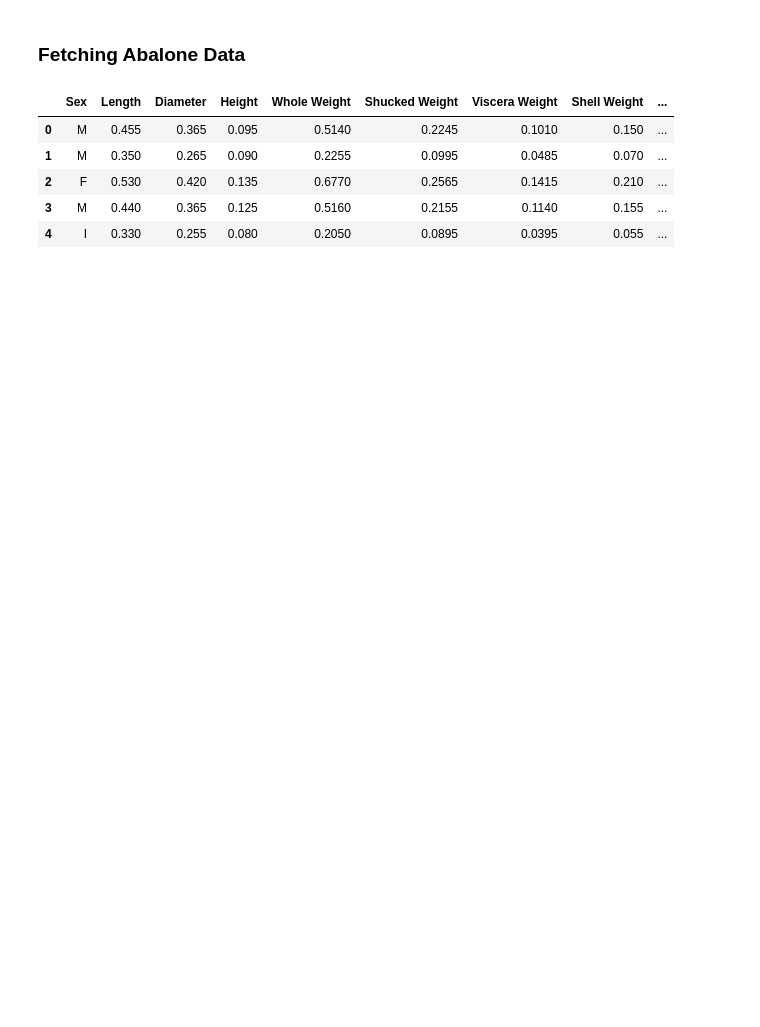
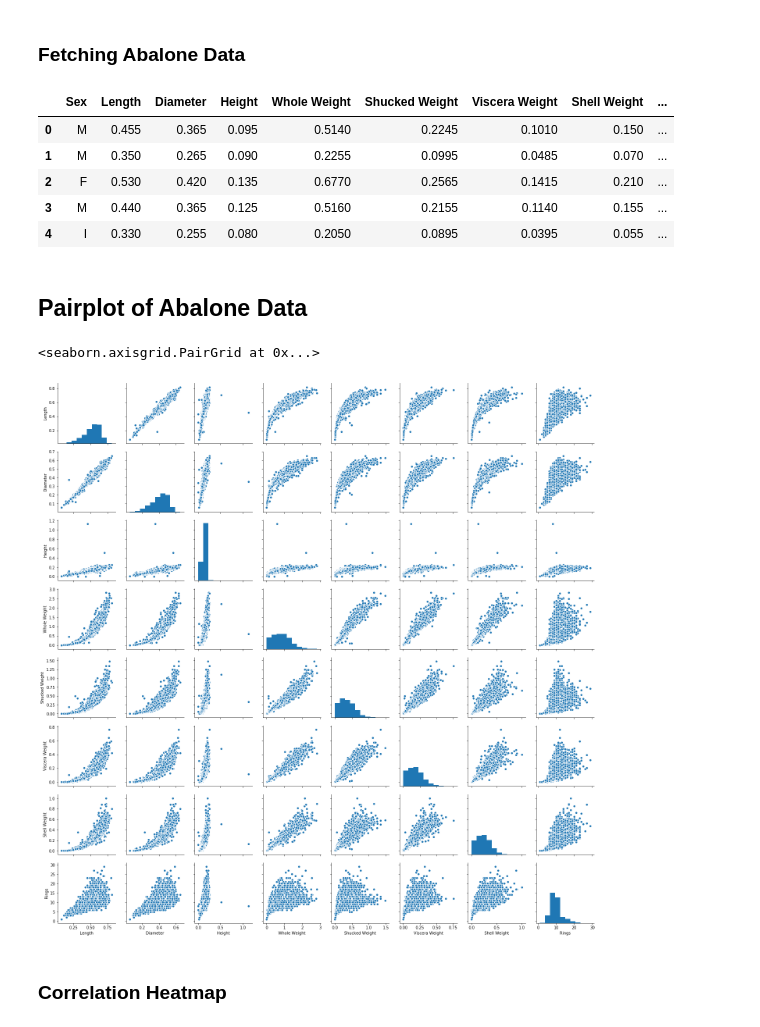
Before and after one commit to noahgift/abalone_gender, a Jupyter notebook: Abalone_Classification.ipynb, the cells around one changed output. Drawn from its saved outputs; the diff is of its cells as text; code cells hidden in the pictures; blank space fills up the shorter version.

```diff
--- a/Abalone_Classification.ipynb
+++ b/Abalone_Classification.ipynb
@@ -18,3 +18,5 @@ abalone_df.head()
 | 2 | F | 0.530 | 0.420 | 0.135 | 0.6770 | 0.2565 | 0.1415 | 0.210 | ... |
 | 3 | M | 0.440 | 0.365 | 0.125 | 0.5160 | 0.2155 | 0.1140 | 0.155 | ... |
 | 4 | I | 0.330 | 0.255 | 0.080 | 0.2050 | 0.0895 | 0.0395 | 0.055 | ... |
+# %% [markdown]
+## Pairplot of Abalone Data
@@ -20,0 +26,7 @@ abalone_df.head()
+# %%
+sns.pairplot(data=abalone_df)
+# %% [output]
+<seaborn.axisgrid.PairGrid at 0x...>
+[figure, added]
+# %% [markdown]
+### Correlation Heatmap
```
Also changed, not shown: parts of 3 cells of this notebook.
